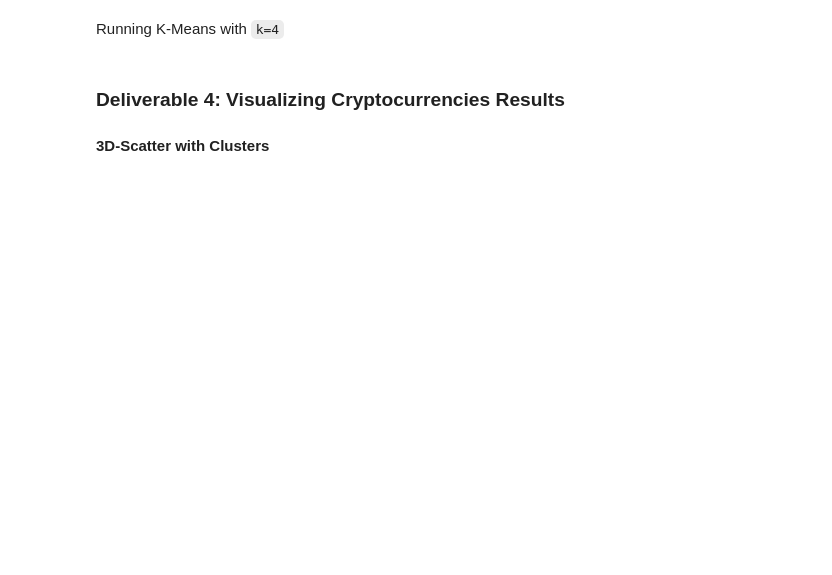
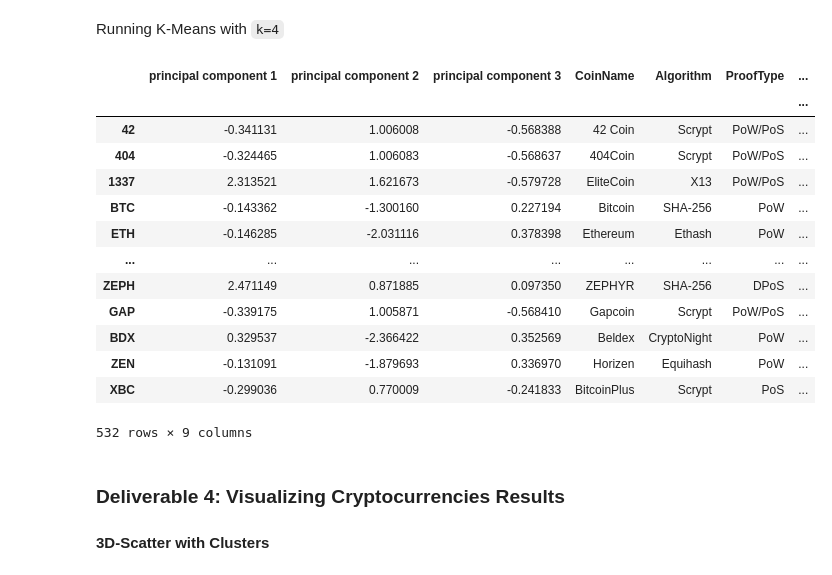
Before and after one commit to OpheliaH901/Unsupervised_Machine_Learning_Challenge, a Jupyter notebook: crypto_clustering_starter_code.ipynb, the cells around one changed output. Cells and saved outputs as stored; diff of their text form; code cells hidden in the pictures; blank space fills up the shorter version.

Commit message:
3D scatter with clusters

```diff
--- a/crypto_clustering_starter_code.ipynb
+++ b/crypto_clustering_starter_code.ipynb
@@ -234,29 +238,40 @@ Running K-Means with `k=4`
 # Initialize the K-Means model.
 
 # Initializing model with K = 4 (since we already know there are three classes of iris plants)
-#model = KMeans(n_clusters=4, random_state=3)
+model = KMeans(n_clusters=4, random_state=3)
 
-# YOUR CODE HERE
 
 # Fit the model
-# YOUR CODE HERE
+model.fit(df_X_pca)
 
 # Predict clusters
-# YOUR CODE HERE
+predictions = model.predict(df_X_pca)
 # %%
 # Create a new DataFrame including predicted clusters and cryptocurrencies features.
 # Concatentate the crypto_df and pcs_df DataFrames on the same columns.
-# YOUR CODE HERE
+# principle components merged with new df_pca
+clustered_df=pd.concat([df_X_pca, mined_df],axis=1)
 
-#  Add a new column, "CoinName" to the clustered_df DataFrame that holds the names of the cryptocurrencies.
-# YOUR CODE HERE
 
 #  Add a new column, "Class" to the clustered_df DataFrame that holds the predictions.
-# YOUR CODE HERE
+clustered_df['Class']=predictions
 
-# Print the shape of the clustered_df
-print(clustered_df.shape)
-clustered_df.head(10)
+clustered_df
+# %% [output]
+|  | principal component 1 | principal component 2 | principal component 3 | CoinName | Algorithm | ProofType | ... |
+|  |  |  |  |  |  |  | ... |
+| 42 | -0.341131 | 1.006008 | -0.568388 | 42 Coin | Scrypt | PoW/PoS | ... |
+| 404 | -0.324465 | 1.006083 | -0.568637 | 404Coin | Scrypt | PoW/PoS | ... |
+| 1337 | 2.313521 | 1.621673 | -0.579728 | EliteCoin | X13 | PoW/PoS | ... |
+| BTC | -0.143362 | -1.300160 | 0.227194 | Bitcoin | SHA-256 | PoW | ... |
+| ETH | -0.146285 | -2.031116 | 0.378398 | Ethereum | Ethash | PoW | ... |
+| ... | ... | ... | ... | ... | ... | ... | ... |
+| ZEPH | 2.471149 | 0.871885 | 0.097350 | ZEPHYR | SHA-256 | DPoS | ... |
+| GAP | -0.339175 | 1.005871 | -0.568410 | Gapcoin | Scrypt | PoW/PoS | ... |
+| BDX | 0.329537 | -2.366422 | 0.352569 | Beldex | CryptoNight | PoW | ... |
+| ZEN | -0.131091 | -1.879693 | 0.336970 | Horizen | Equihash | PoW | ... |
+| XBC | -0.299036 | 0.770009 | -0.241833 | BitcoinPlus | Scrypt | PoS | ... |
+532 rows × 9 columns
 # %% [markdown]
 ### Deliverable 4: Visualizing Cryptocurrencies Results
 
```
Also changed, not shown: parts of 6 cells of this notebook.
